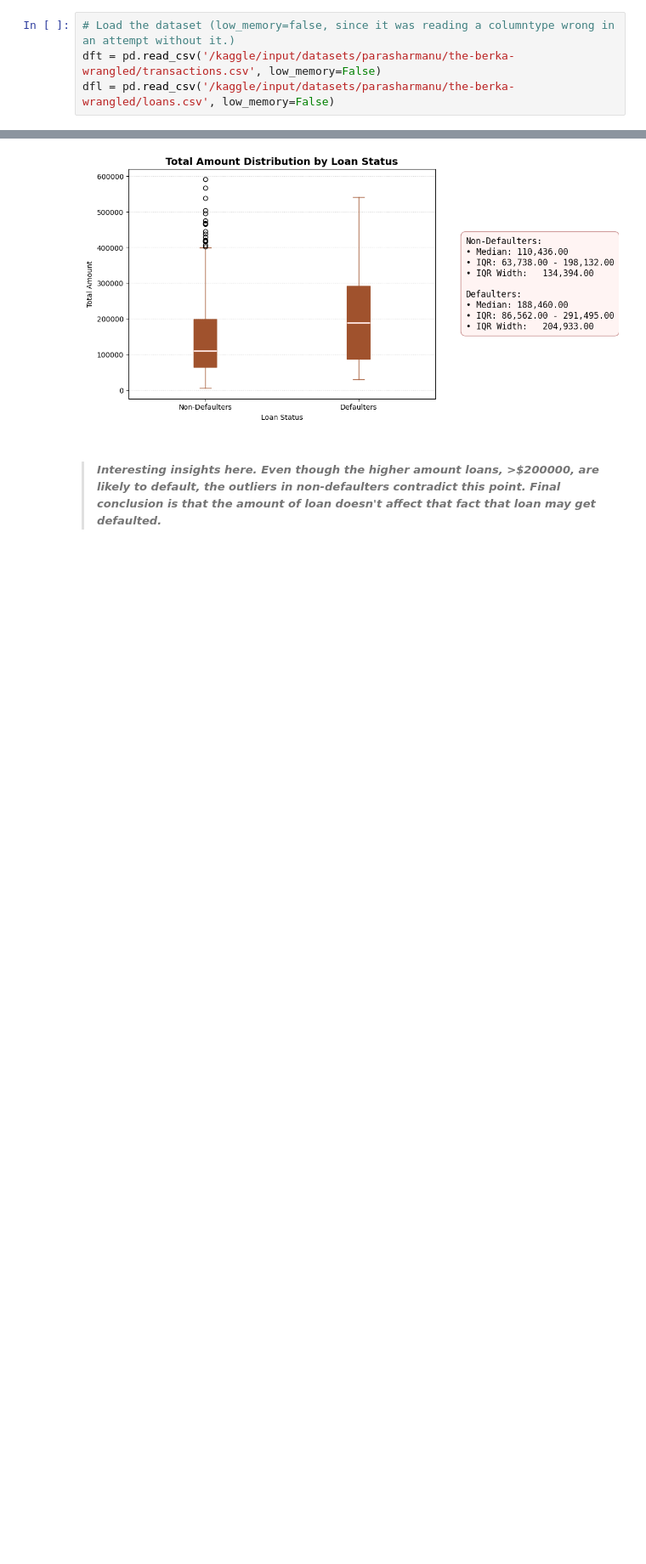
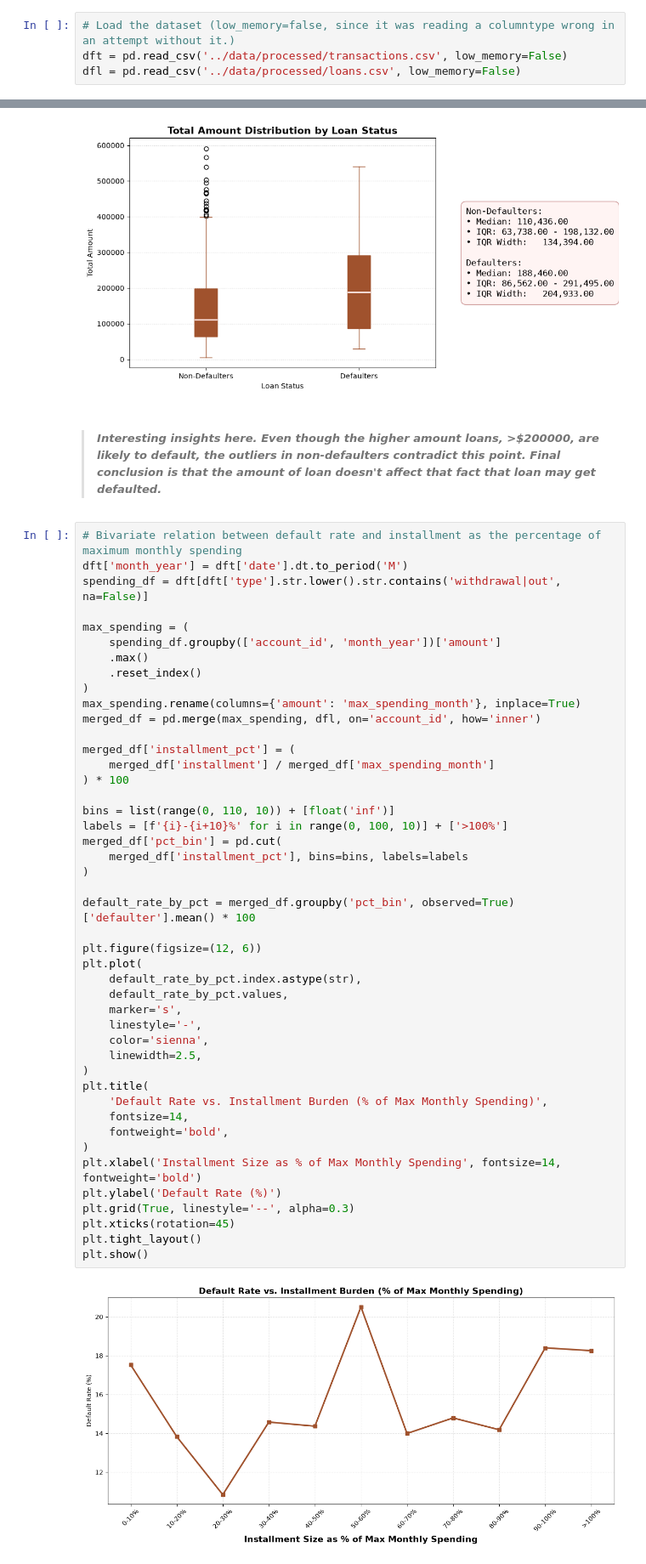
Before and after one commit to ClusterClassifier/loan-defaulter-early-warning, a Jupyter notebook: notebooks/02-behavioural-credit-risk-analysis.ipynb, the cells around one changed output, grey strips where cells are left out. Shown at 85% size. Drawn from its saved outputs; the diff is of its cells as text; blank space fills up the shorter version.

```diff
--- a/notebooks/02-behavioural-credit-risk-analysis.ipynb
+++ b/notebooks/02-behavioural-credit-risk-analysis.ipynb
@@ -32,8 +30,8 @@ def save_csv(frame, filename):
     print(f"{filename} saved to: {full_path}")
 # %%
 # Load the dataset (low_memory=false, since it was reading a columntype wrong in an attempt without it.)
-dft = pd.read_csv('/kaggle/input/datasets/parasharmanu/the-berka-wrangled/transactions.csv', low_memory=False)
-dfl = pd.read_csv('/kaggle/input/datasets/parasharmanu/the-berka-wrangled/loans.csv', low_memory=False)
+dft = pd.read_csv('../data/processed/transactions.csv', low_memory=False)
+dfl = pd.read_csv('../data/processed/loans.csv', low_memory=False)
 # %%
 # Configuring datetime values
 dft['date'] = pd.to_datetime(dft['date'])
@@ -176,3 +174,50 @@ amount_vs_default.png saved to: /kaggle/working/plots/amount_vs_default.png
 [figure]
 # %% [markdown]
 > ##### *Interesting insights here. Even though the higher amount loans, >$200000, are likely to default, the outliers in non-defaulters contradict this point. Final conclusion is that the amount of loan doesn't affect that fact that loan may get defaulted.*
+# %%
+# Bivariate relation between default rate and installment as the percentage of maximum monthly spending
+dft['month_year'] = dft['date'].dt.to_period('M')
+spending_df = dft[dft['type'].str.lower().str.contains('withdrawal|out', na=False)]
+
+max_spending = (
+    spending_df.groupby(['account_id', 'month_year'])['amount']
+    .max()
+    .reset_index()
+)
+max_spending.rename(columns={'amount': 'max_spending_month'}, inplace=True)
+merged_df = pd.merge(max_spending, dfl, on='account_id', how='inner')
+
+merged_df['installment_pct'] = (
+    merged_df['installment'] / merged_df['max_spending_month']
+) * 100
+
+bins = list(range(0, 110, 10)) + [float('inf')]
+labels = [f'{i}-{i+10}%' for i in range(0, 100, 10)] + ['>100%']
+merged_df['pct_bin'] = pd.cut(
+    merged_df['installment_pct'], bins=bins, labels=labels
+)
+
+default_rate_by_pct = merged_df.groupby('pct_bin', observed=True)['defaulter'].mean() * 100
+
+plt.figure(figsize=(12, 6))
+plt.plot(
+    default_rate_by_pct.index.astype(str),
+    default_rate_by_pct.values,
+    marker='s',
+    linestyle='-',
+    color='sienna',
+    linewidth=2.5,
+)
+plt.title(
+    'Default Rate vs. Installment Burden (% of Max Monthly Spending)',
+    fontsize=14,
+    fontweight='bold',
+)
+plt.xlabel('Installment Size as % of Max Monthly Spending', fontsize=14, fontweight='bold')
+plt.ylabel('Default Rate (%)')
+plt.grid(True, linestyle='--', alpha=0.3)
+plt.xticks(rotation=45)
+plt.tight_layout()
+plt.show()
+# %% [output]
+[figure, added]
```
Also changed, not shown: parts of 73 cells of this notebook, 28 other files.
